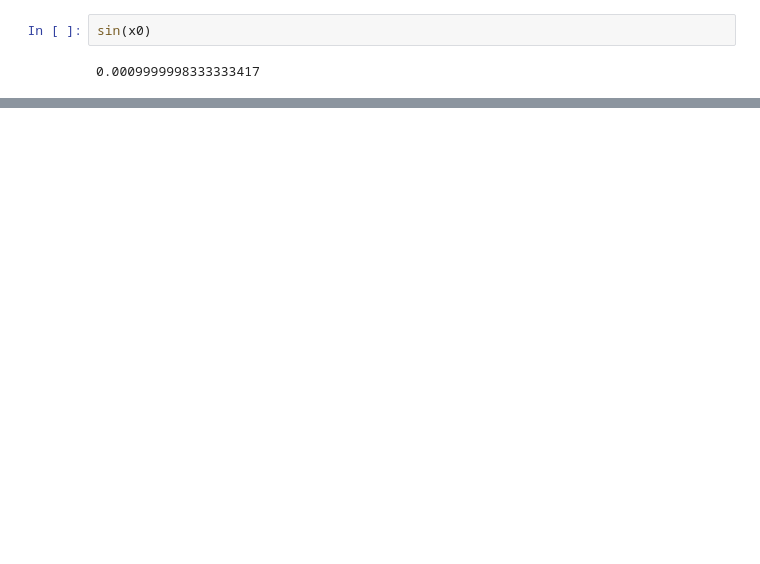
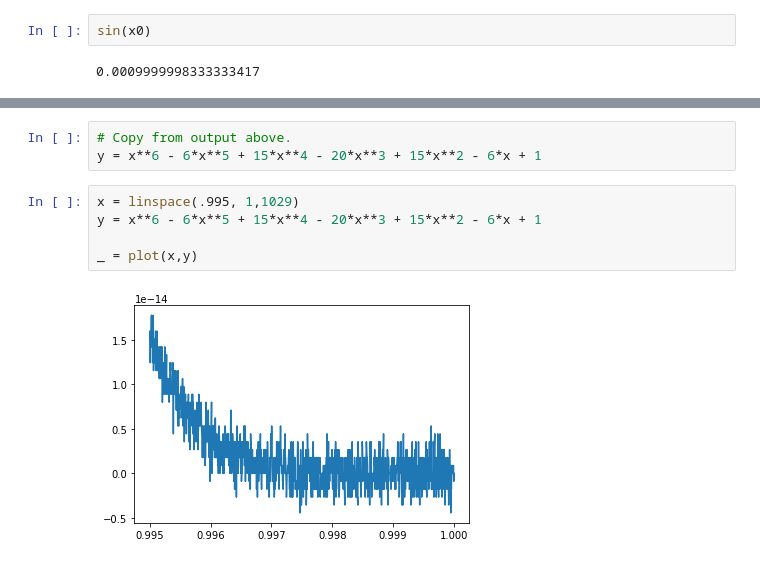
Before and after one commit to luca-heltai/numerical-analysis-2020-2021, a Jupyter notebook: notebooks/00-scratch-notes.ipynb, the cells around one changed output, grey strips where cells are left out. Cells and saved outputs as stored; diff of their text form; blank space fills up the shorter version.

```diff
--- a/notebooks/00-scratch-notes.ipynb
+++ b/notebooks/00-scratch-notes.ipynb
@@ -32,0 +49,10 @@ sin(x0)
+# %%
+# Copy from output above.
+y = x**6 - 6*x**5 + 15*x**4 - 20*x**3 + 15*x**2 - 6*x + 1
+# %%
+x = linspace(.995, 1,1029)
+y = x**6 - 6*x**5 + 15*x**4 - 20*x**3 + 15*x**2 - 6*x + 1
+
+_ = plot(x,y)
+# %% [output]
+[figure, added]
```
Also changed, not shown: parts of 4 cells of this notebook.
